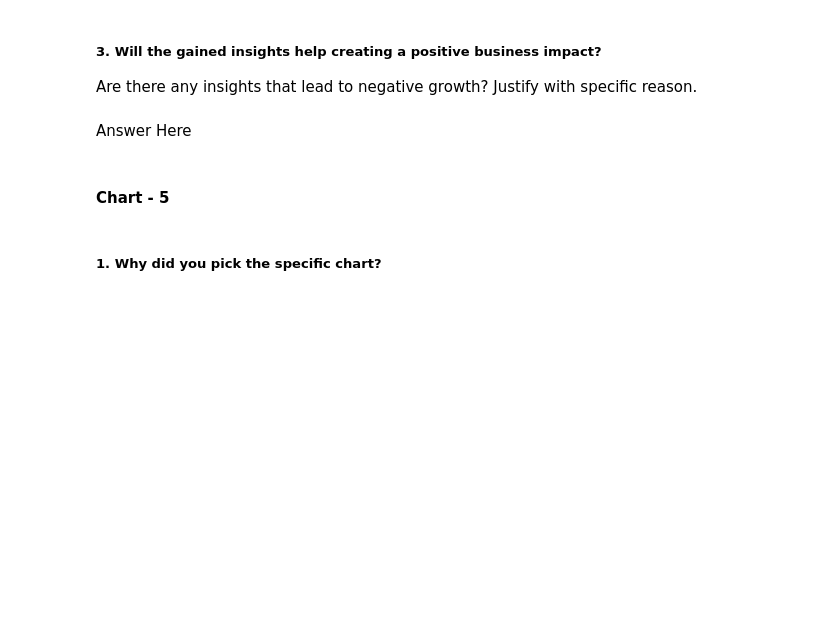
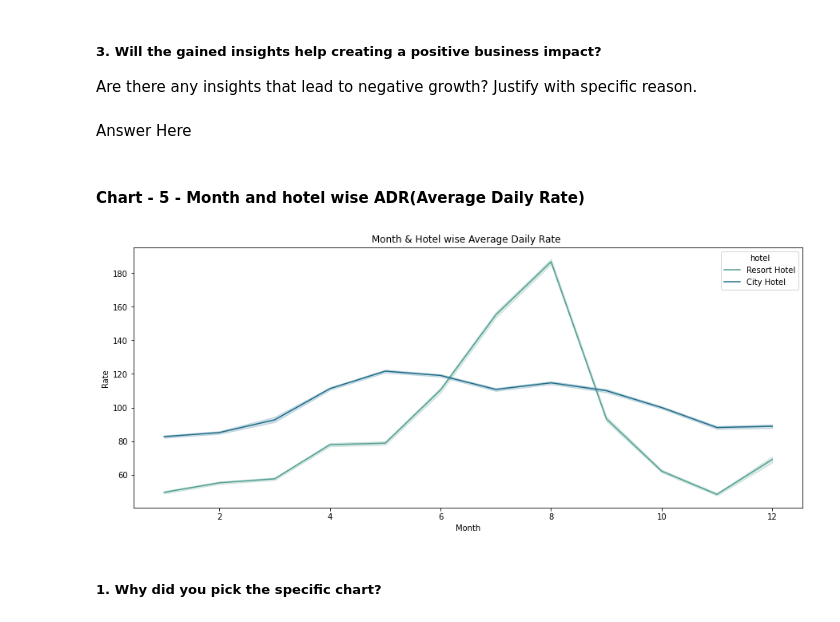
Before and after one commit to ansarshaikh95/EDA-Hotel-booking-analysis, a Jupyter notebook: EDA_Hotel_booking_Analysis.ipynb, the cells around one changed output. Saved outputs shown, nothing was run; the diff lists cells and outputs as text; code cells hidden in the pictures; blank space fills up the shorter version.

```diff
--- a/EDA_Hotel_booking_Analysis.ipynb
+++ b/EDA_Hotel_booking_Analysis.ipynb
@@ -576,5 +576,3 @@ Answer Here
 Are there any insights that lead to negative growth? Justify with specific reason.
 # %% [markdown]
 Answer Here
-# %% [markdown]
-#### Chart - 5
@@ -583,3 +579,22 @@ Answer Here
+# %% [markdown]
+#### Chart - 5 - Month and hotel wise ADR(Average Daily Rate)
+# %%
+# Chart - 5 visualization code
+plt.figure(figsize=(15,6))
+
+#Plotting lineplot for ADR acording to month
+sns.lineplot(x='arrival_date_month', y='adr', hue='hotel', data= df,
+             palette='crest')
+
+#setting labels for x, y and set title for lineplot
+plt.title("Month & Hotel wise Average Daily Rate ")
+plt.xlabel('Month')
+plt.ylabel('Rate')
+
+#Display the plot
+plt.show()
+# %% [output]
+[figure, added]
 # %% [markdown]
 ##### 1. Why did you pick the specific chart?
 # %% [markdown]
```
Also changed, not shown: parts of 1 cell of this notebook.
